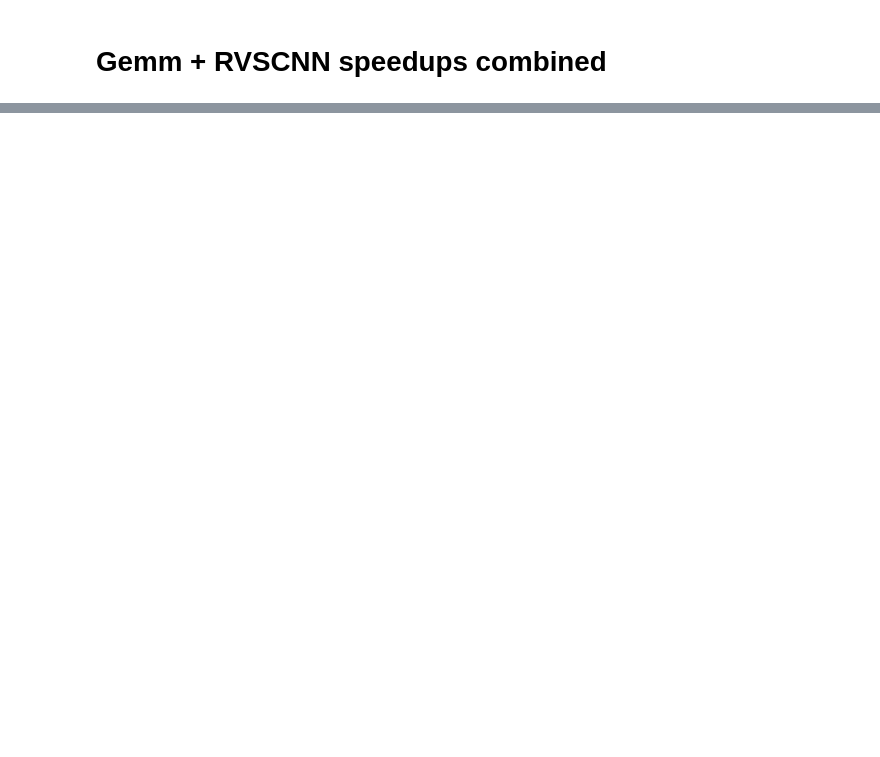
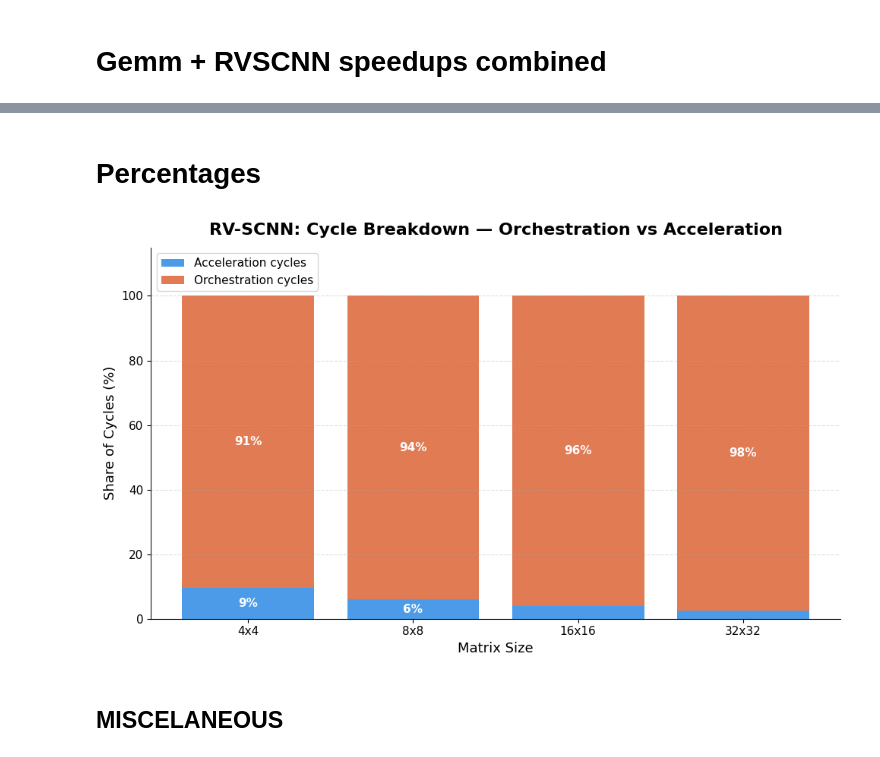
Before and after one commit to juandiegoproch/FNO_acceltests, a Jupyter notebook: graphs.ipynb, the cells around one changed output, grey strips where cells are left out. Saved outputs shown, nothing was run; the diff lists cells and outputs as text; code cells hidden in the pictures; blank space fills up the shorter version.

```diff
--- a/graphs.ipynb
+++ b/graphs.ipynb
@@ -831,0 +804,43 @@ plt.show()
+# %% [markdown]
+# Percentages
+# %%
+temp_rvscnn = square_gemm[["size", "rvscnn_accel_cycles", "rvscnn_accel_only_cycles"]].copy()
+temp_rvscnn["orchestration_cycles"] = temp_rvscnn["rvscnn_accel_cycles"] - temp_rvscnn["rvscnn_accel_only_cycles"]
+temp_rvscnn["accel_pct"] = temp_rvscnn["rvscnn_accel_only_cycles"] / temp_rvscnn["rvscnn_accel_cycles"] * 100
+temp_rvscnn["orch_pct"] = temp_rvscnn["orchestration_cycles"] / temp_rvscnn["rvscnn_accel_cycles"] * 100
+
+fig, ax = plt.subplots(figsize=(10, 6))
+
+ax.bar(temp_rvscnn["size"], temp_rvscnn["accel_pct"],
+       color="#4C9BE8", label="Acceleration cycles")
+
+ax.bar(temp_rvscnn["size"], temp_rvscnn["orch_pct"],
+       bottom=temp_rvscnn["accel_pct"],
+       color="#E07B54", label="Orchestration cycles")
+
+for i, (acc, orch) in enumerate(zip(temp_rvscnn["accel_pct"], temp_rvscnn["orch_pct"])):
+    if acc > 4:
+        ax.text(i, acc / 2, f"{acc:.0f}%", ha="center", va="center", fontsize=FS_TICK, fontweight="bold", color="white")
+    ax.text(i, acc + orch / 2, f"{orch:.0f}%", ha="center", va="center", fontsize=FS_TICK, fontweight="bold", color="white")
+
+ax.set_title("RV-SCNN: Cycle Breakdown — Orchestration vs Acceleration", fontsize=FS_TITLE, fontweight="bold", pad=12)
+ax.set_xlabel("Matrix Size", fontsize=FS_LABEL)
+ax.set_ylabel("Share of Cycles (%)", fontsize=FS_LABEL)
+
+# Change: Increased upper limit slightly to prevent the top-left legend from blocking data
+ax.set_ylim(0, 115)
+
+ax.tick_params(labelsize=FS_TICK)
+ax.spines[["top", "right"]].set_visible(False)
+ax.grid(linestyle="--", alpha=0.4, axis="y")
+
+# Change: Moved legend to 'upper left'
+ax.legend(fontsize=FS_LEGEND, loc="upper left")
+
+plt.tight_layout()
+plt.savefig("figures/rvscnn_cycle_breakdown_normalized.png", dpi=150, bbox_inches="tight")
+plt.show()
+# %% [output]
+[figure, added]
+# %% [markdown]
+## MISCELANEOUS
```
Also changed, not shown: parts of 20 cells of this notebook, 39 other files.
